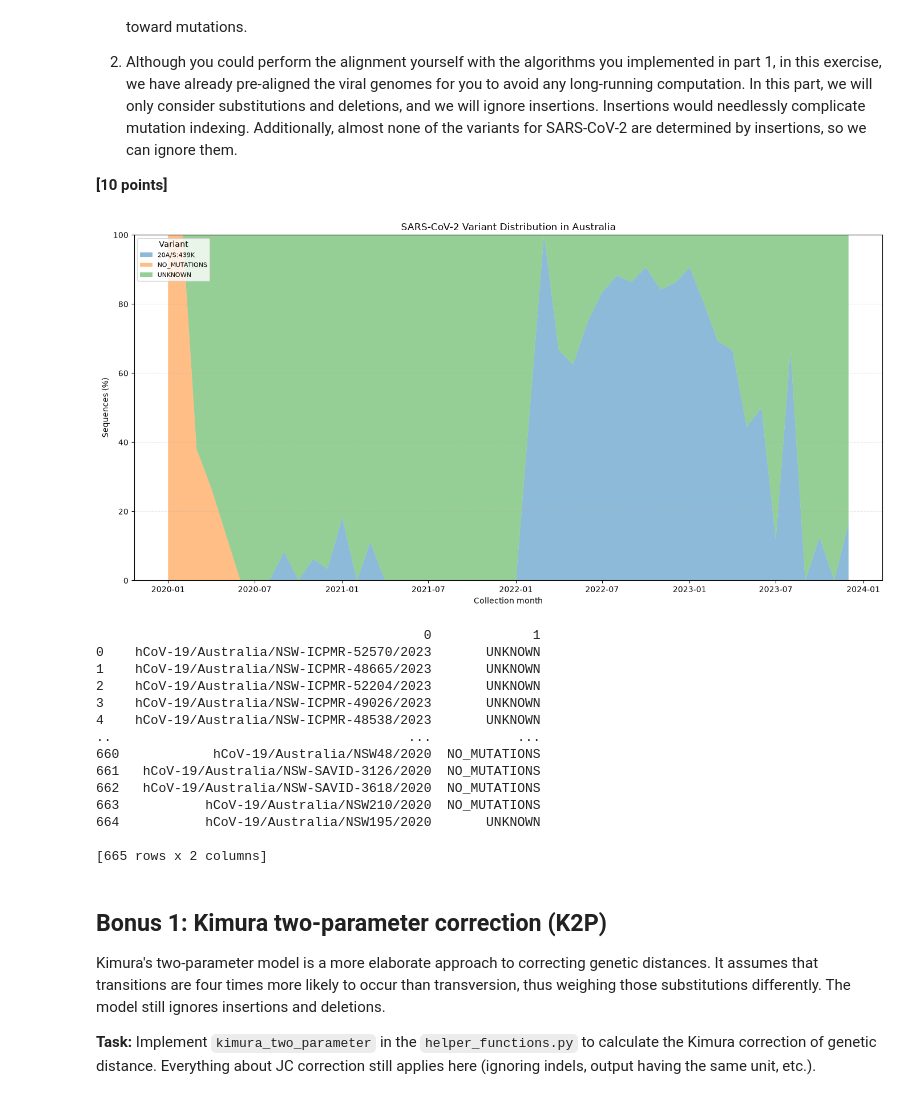
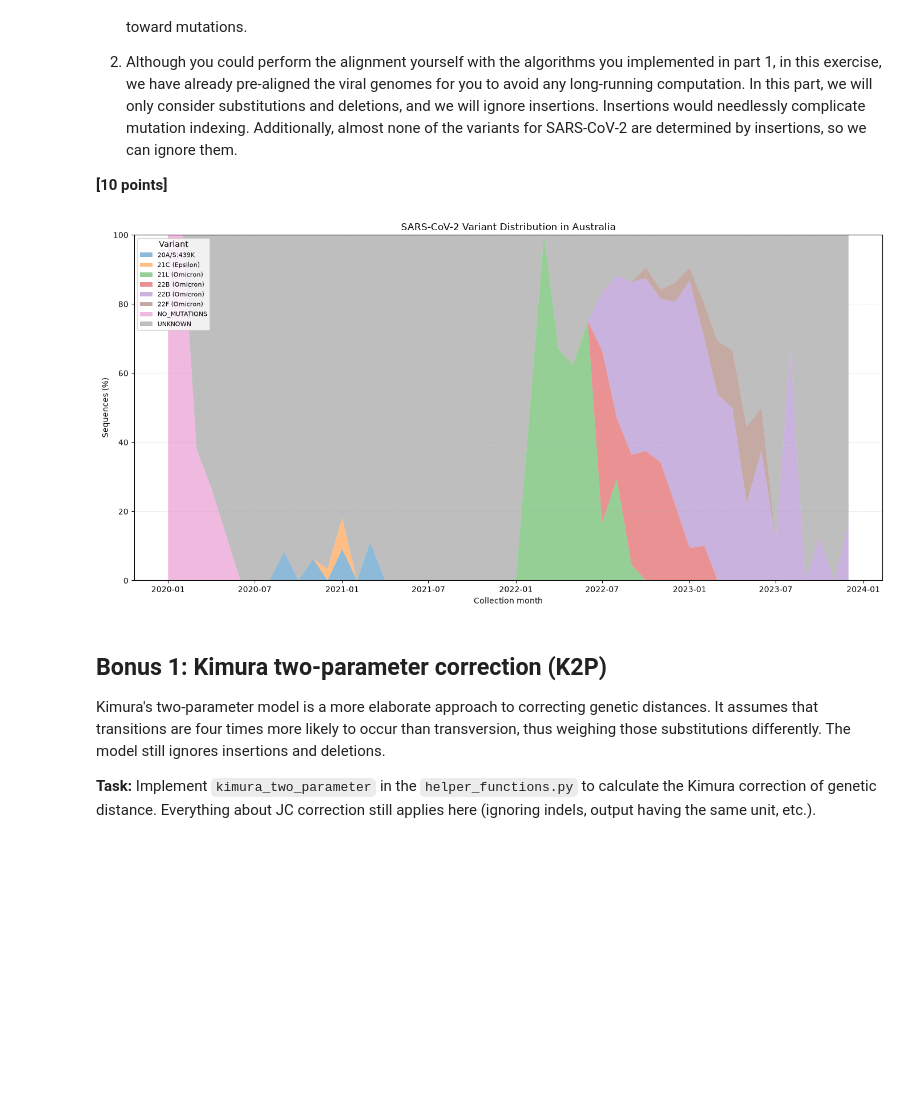
Before and after one commit to pigeonistic/assign_viral_evo, a Jupyter notebook: viral_evo_workbook.ipynb, the cells around one changed output. Cells and saved outputs as stored; diff of their text form; code cells hidden in the pictures; blank space fills up the shorter version.

Commit message:
Fix variant assignment error in .csv file

```diff
--- a/viral_evo_workbook.ipynb
+++ b/viral_evo_workbook.ipynb
@@ -539,7 +539,7 @@ for record in records:
     elif best_match[1] < 0.51:
         variant_assignment = "UNKNOWN"
     else:
-        variant_assignment = variant_name
+        variant_assignment = best_match[0]
 
     date = record.description.split("|")[1]
     collection_date = datetime.strptime(date, "%Y-%m-%d")
@@ -554,48 +554,34 @@ df["month"] = df["date"].dt.to_period("M")
 monthly_counts = pd.crosstab(df["month"], df["variant"])
 monthly_percentages = monthly_counts.div(monthly_counts.sum(axis=1), axis=0) * 100
 
 fig, ax = plt.subplots(figsize=(14, 7))
 
 x = monthly_percentages.index.to_timestamp()
 
 ax.stackplot(x, [monthly_percentages[col].values for col in monthly_percentages.columns], labels=monthly_percentages.columns, alpha=0.5)
 
 ax.set_title("SARS-CoV-2 Variant Distribution in Australia")
 ax.set_xlabel("Collection month")
 ax.set_ylabel("Sequences (%)")
 ax.set_ylim(0, 100)
 ax.legend(
     loc="upper left",
     title="Variant",
     fontsize=8
 )
 
 ax.grid(axis="y", linestyle="--", alpha=0.3)
 fig.tight_layout()
 fig.savefig("problem5.svg")
 plt.show()
 
 with open("problem5-classification.csv", "w") as file:
     writer = csv.writer(file)
 
     for row in variant_rows:
         writer.writerow((row["id"], row["variant"]))
 # %% [output]
-[figure, old version]
+[figure, new version]
-                                          0             1
-0    hCoV-19/Australia/NSW-ICPMR-52570/2023       UNKNOWN
-1    hCoV-19/Australia/NSW-ICPMR-48665/2023       UNKNOWN
-2    hCoV-19/Australia/NSW-ICPMR-52204/2023       UNKNOWN
-3    hCoV-19/Australia/NSW-ICPMR-49026/2023       UNKNOWN
-4    hCoV-19/Australia/NSW-ICPMR-48538/2023       UNKNOWN
-..                                      ...           ...
-660            hCoV-19/Australia/NSW48/2020  NO_MUTATIONS
-661   hCoV-19/Australia/NSW-SAVID-3126/2020  NO_MUTATIONS
-662   hCoV-19/Australia/NSW-SAVID-3618/2020  NO_MUTATIONS
-663           hCoV-19/Australia/NSW210/2020  NO_MUTATIONS
-664           hCoV-19/Australia/NSW195/2020       UNKNOWN
-
-[665 rows x 2 columns]
 # %% [markdown]
 ## Bonus 1: Kimura two-parameter correction (K2P)
 
```
Also changed, not shown: parts of 1 cell of this notebook, 5 other files.
